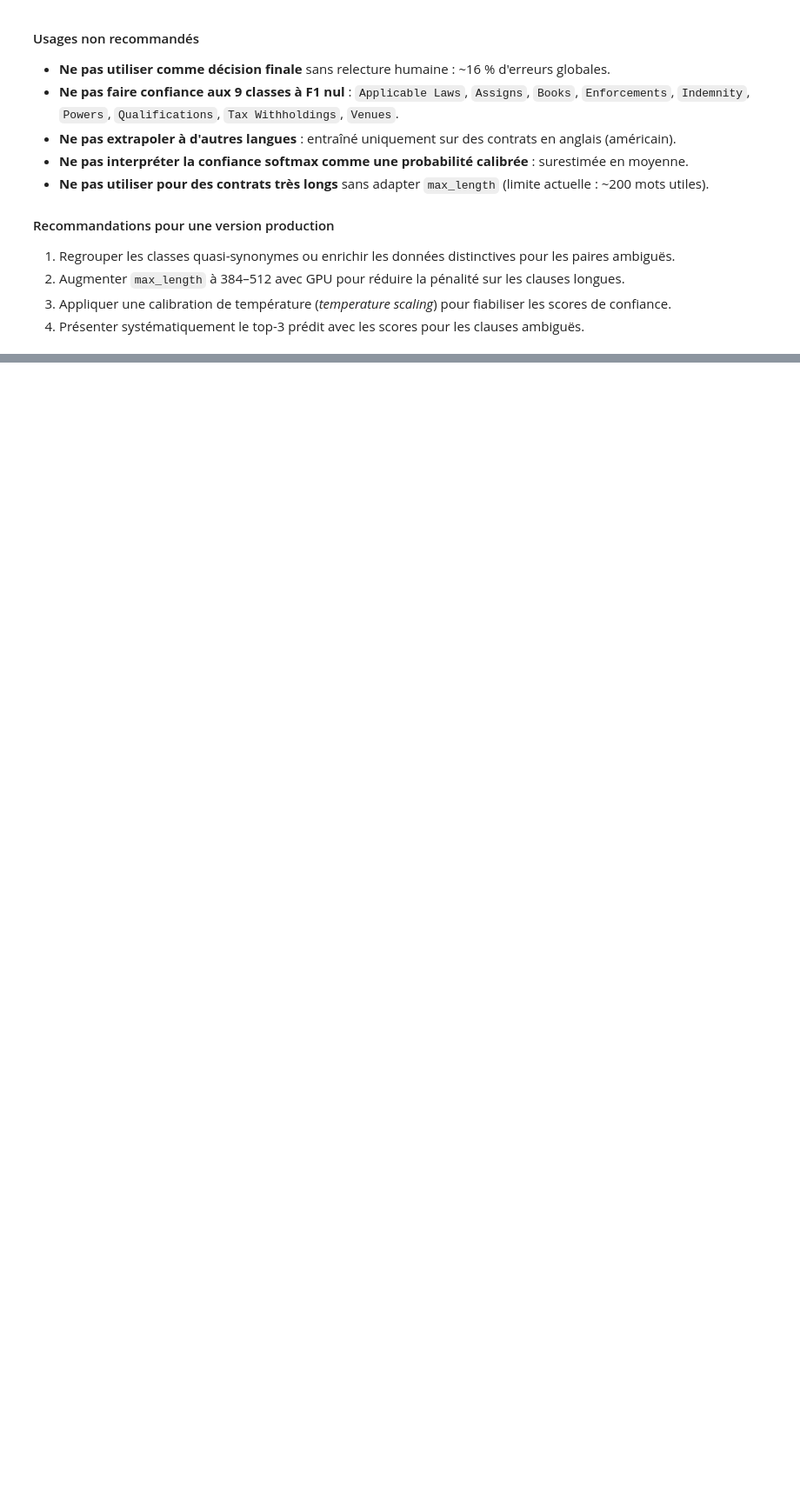
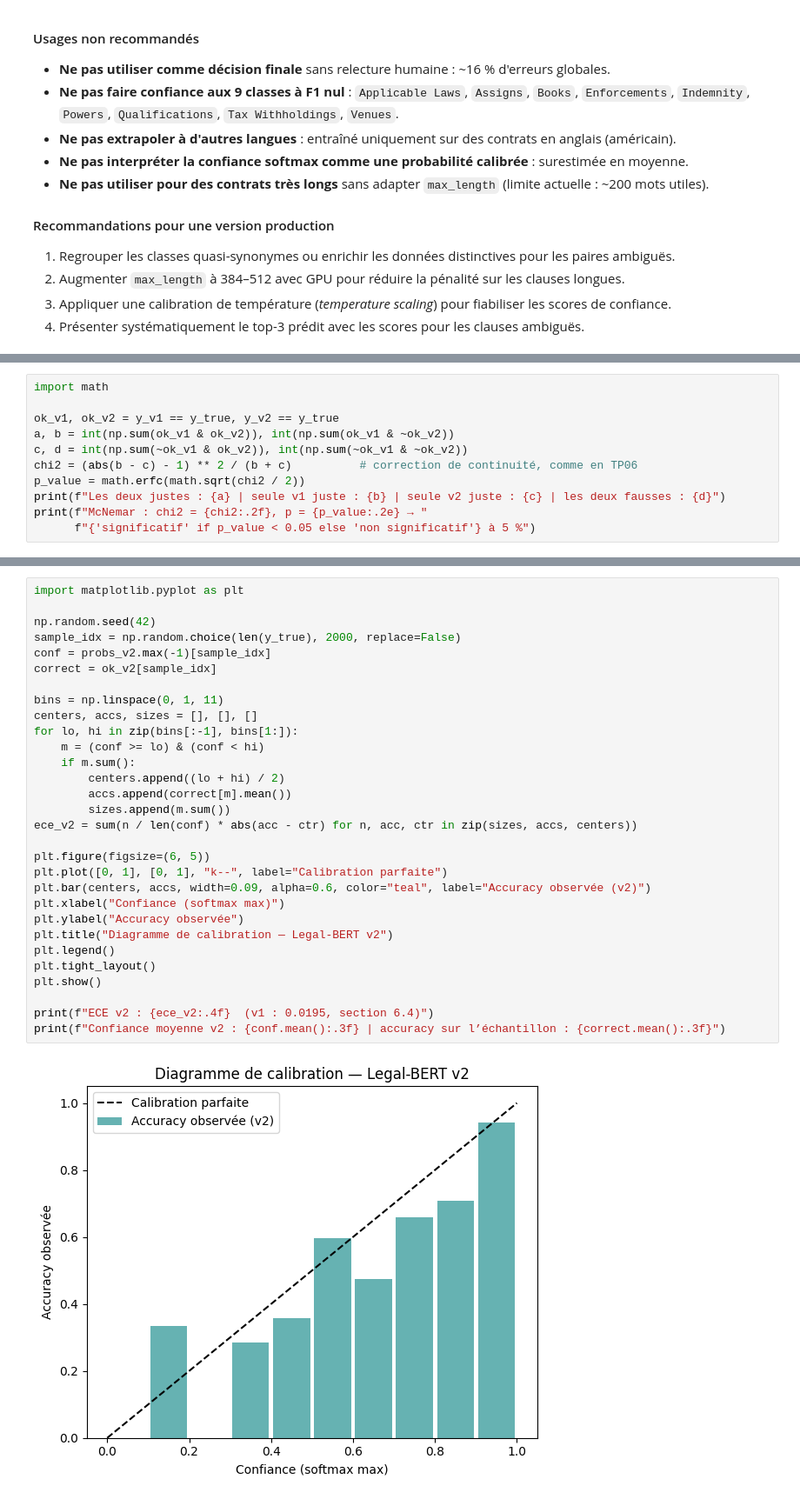
Before and after one commit to Charles-Scannavino/Projet_Deep_Learning, a Jupyter notebook: notebooks/Projet_DL_NLP.ipynb, the cells around one changed output, grey strips where cells are left out. Shown at 87% size. Cells and saved outputs as stored; diff of their text form; blank space fills up the shorter version.

Commit message:
Ajout de la v2 Legal-BERT : entrainement Colab, evaluation test, McNemar, clauses longues et calibration

```diff
--- a/notebooks/Projet_DL_NLP.ipynb
+++ b/notebooks/Projet_DL_NLP.ipynb
@@ -732,0 +804,11 @@ Accuracy échantillon: 0.837
+# %%
+import math
+
+ok_v1, ok_v2 = y_v1 == y_true, y_v2 == y_true
+a, b = int(np.sum(ok_v1 & ok_v2)), int(np.sum(ok_v1 & ~ok_v2))
+c, d = int(np.sum(~ok_v1 & ok_v2)), int(np.sum(~ok_v1 & ~ok_v2))
+chi2 = (abs(b - c) - 1) ** 2 / (b + c)          # correction de continuité, comme en TP06
+p_value = math.erfc(math.sqrt(chi2 / 2))
+print(f"Les deux justes : {a} | seule v1 juste : {b} | seule v2 juste : {c} | les deux fausses : {d}")
+print(f"McNemar : chi2 = {chi2:.2f}, p = {p_value:.2e} → "
+      f"{'significatif' if p_value < 0.05 else 'non significatif'} à 5 %")
@@ -732,0 +846,32 @@ Accuracy échantillon: 0.837
+# %%
+import matplotlib.pyplot as plt
+
+np.random.seed(42)
+sample_idx = np.random.choice(len(y_true), 2000, replace=False)
+conf = probs_v2.max(-1)[sample_idx]
+correct = ok_v2[sample_idx]
+
+bins = np.linspace(0, 1, 11)
+centers, accs, sizes = [], [], []
+for lo, hi in zip(bins[:-1], bins[1:]):
+    m = (conf >= lo) & (conf < hi)
+    if m.sum():
+        centers.append((lo + hi) / 2)
+        accs.append(correct[m].mean())
+        sizes.append(m.sum())
+ece_v2 = sum(n / len(conf) * abs(acc - ctr) for n, acc, ctr in zip(sizes, accs, centers))
+
+plt.figure(figsize=(6, 5))
+plt.plot([0, 1], [0, 1], "k--", label="Calibration parfaite")
+plt.bar(centers, accs, width=0.09, alpha=0.6, color="teal", label="Accuracy observée (v2)")
+plt.xlabel("Confiance (softmax max)")
+plt.ylabel("Accuracy observée")
+plt.title("Diagramme de calibration — Legal-BERT v2")
+plt.legend()
+plt.tight_layout()
+plt.show()
+
+print(f"ECE v2 : {ece_v2:.4f}  (v1 : 0.0195, section 6.4)")
+print(f"Confiance moyenne v2 : {conf.mean():.3f} | accuracy sur l’échantillon : {correct.mean():.3f}")
+# %% [output]
+[figure, added]
```
Also changed, not shown: parts of 14 cells of this notebook, 4 other files.
